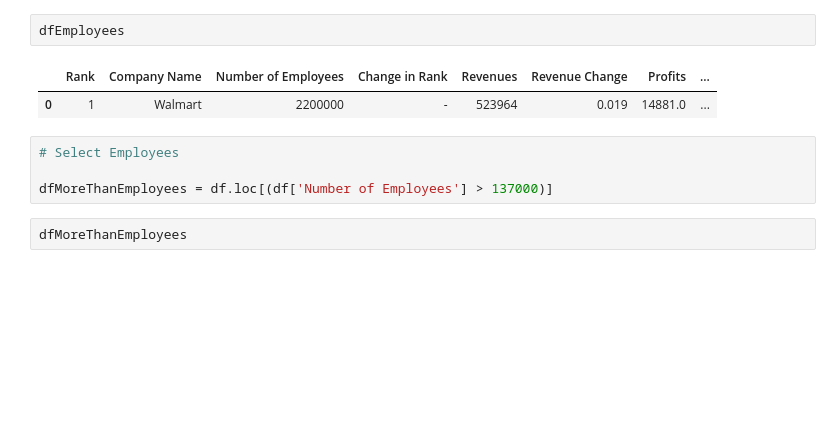
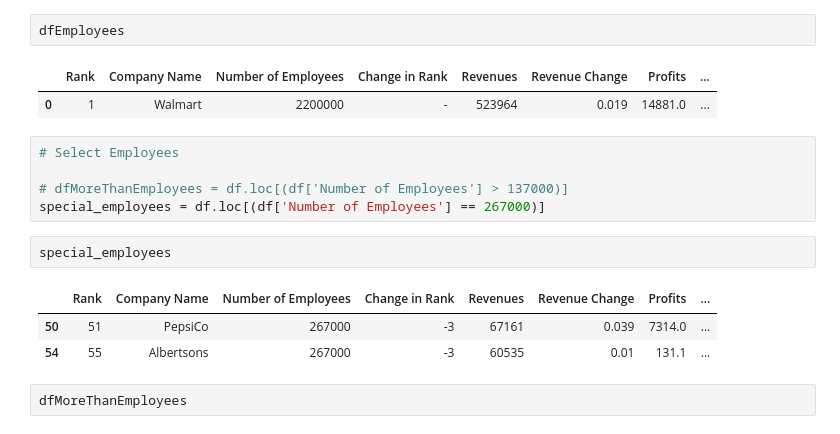
Before and after one commit to encoreshao/data-science, a Jupyter notebook: Data Analyze - Fortune 500 List.ipynb, the cells around one changed output. Cells and saved outputs as stored; diff of their text form; blank space fills up the shorter version.

```diff
--- a/Data Analyze - Fortune 500 List.ipynb
+++ b/Data Analyze - Fortune 500 List.ipynb
@@ -112,7 +112,14 @@ dfEmployees
 # %%
 # Select Employees
 
-dfMoreThanEmployees = df.loc[(df['Number of Employees'] > 137000)]
+# dfMoreThanEmployees = df.loc[(df['Number of Employees'] > 137000)]
+special_employees = df.loc[(df['Number of Employees'] == 267000)]
+# %%
+special_employees
+# %% [output]
+|  | Rank | Company Name | Number of Employees | Change in Rank | Revenues | Revenue Change | Profits | ... |
+| 50 | 51 | PepsiCo | 267000 | -3 | 67161 | 0.039 | 7314.0 | ... |
+| 54 | 55 | Albertsons | 267000 | -3 | 60535 | 0.01 | 131.1 | ... |
 # %%
 dfMoreThanEmployees
 # %% [output]
```
Also changed, not shown: parts of 1 cell of this notebook, 4 other files.
